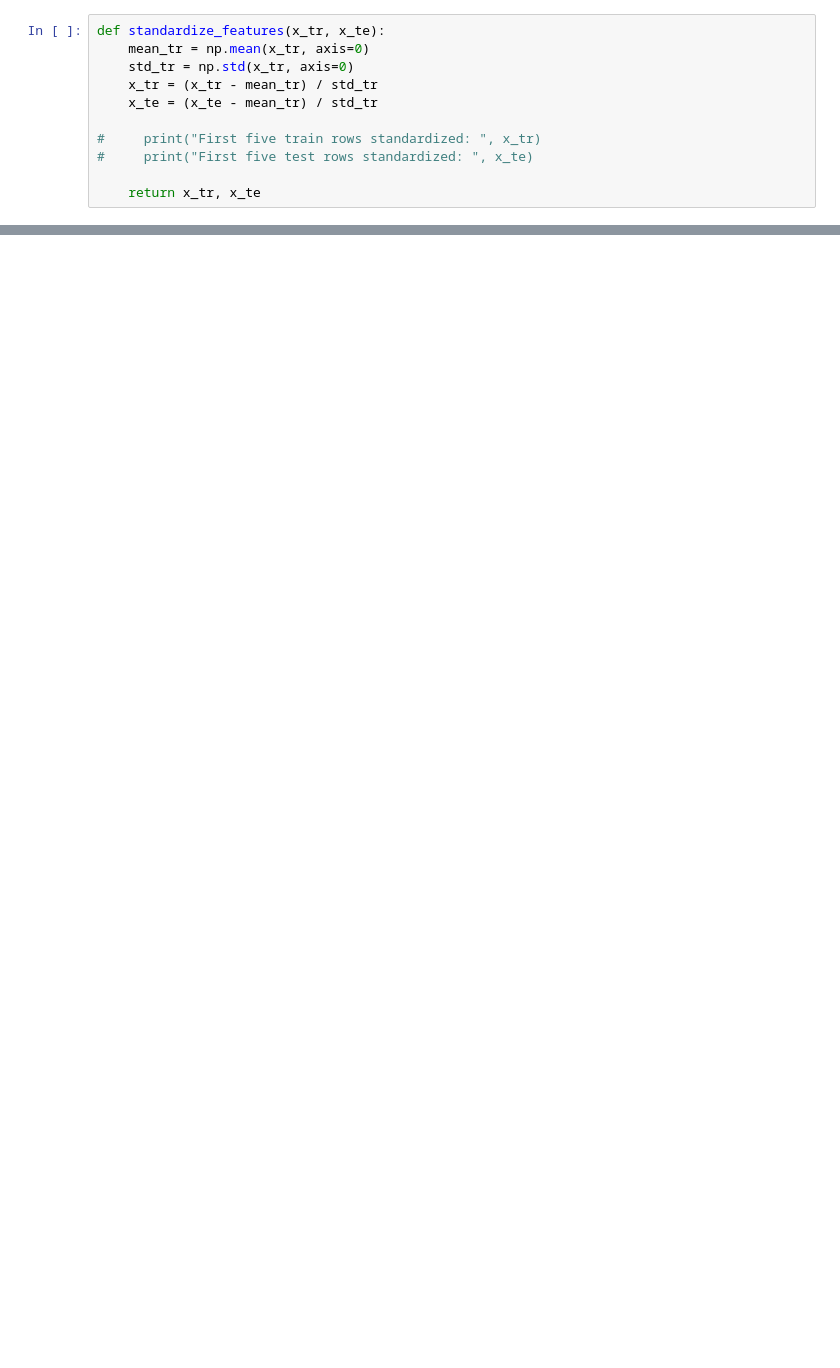
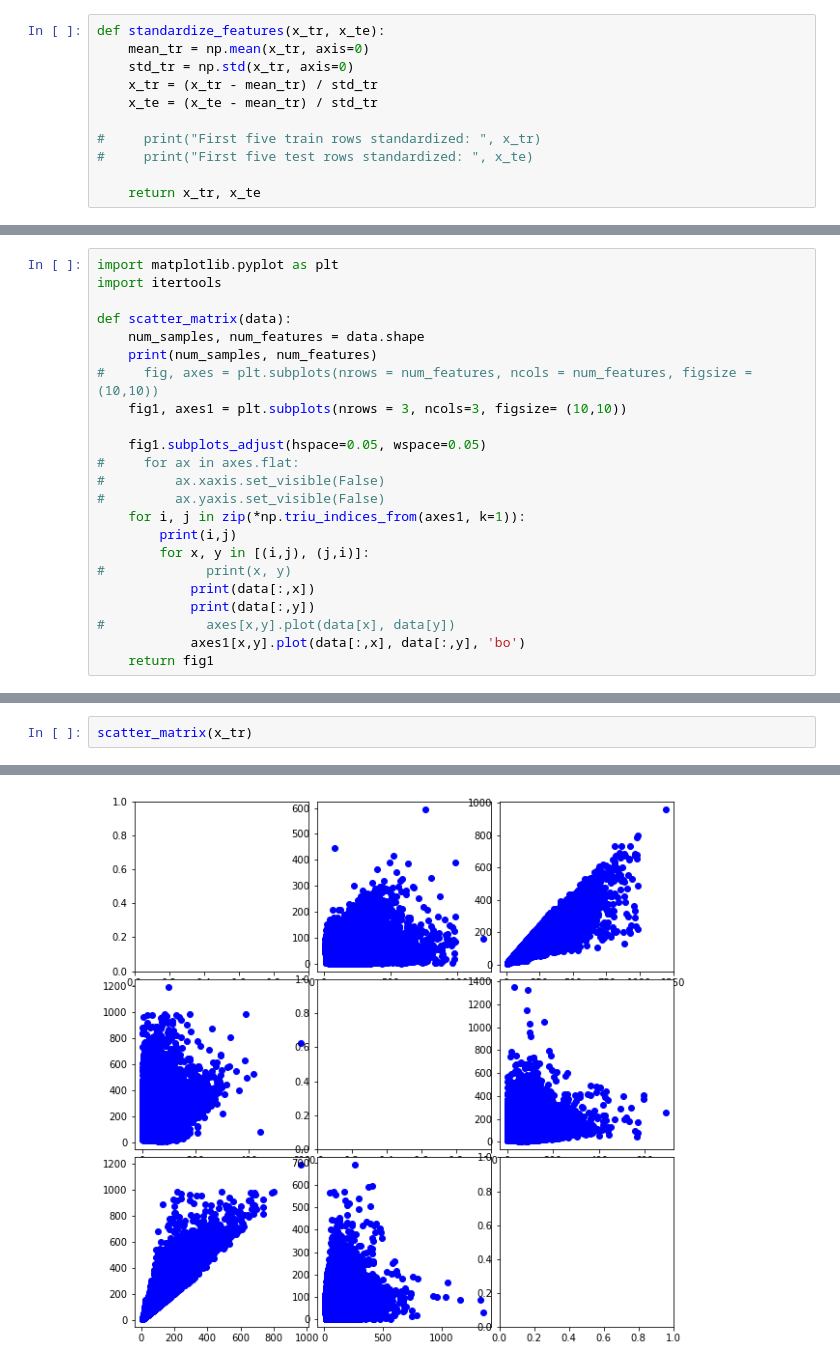
Before and after one commit to justcho5/ml_projects, a Jupyter notebook: project1/scripts/preprocessing.ipynb, the cells around one changed output, grey strips where cells are left out. Saved outputs shown, nothing was run; the diff lists cells and outputs as text; blank space fills up the shorter version.

```diff
--- a/project1/scripts/preprocessing.ipynb
+++ b/project1/scripts/preprocessing.ipynb
@@ -117,0 +64,23 @@ First five train rows before:
+# %%
+import matplotlib.pyplot as plt
+import itertools
+
+def scatter_matrix(data):
+    num_samples, num_features = data.shape
+    print(num_samples, num_features)
+#     fig, axes = plt.subplots(nrows = num_features, ncols = num_features, figsize = (10,10))
+    fig1, axes1 = plt.subplots(nrows = 3, ncols=3, figsize= (10,10))
+
+    fig1.subplots_adjust(hspace=0.05, wspace=0.05)
+#     for ax in axes.flat:
+#         ax.xaxis.set_visible(False)
+#         ax.yaxis.set_visible(False)
+    for i, j in zip(*np.triu_indices_from(axes1, k=1)):
+        print(i,j)
+        for x, y in [(i,j), (j,i)]:
+#             print(x, y)
+            print(data[:,x])
+            print(data[:,y])
+#             axes[x,y].plot(data[x], data[y])
+            axes1[x,y].plot(data[:,x], data[:,y], 'bo')
+    return fig1
@@ -117,0 +100,3 @@ First five train rows before:
+# %%
+scatter_matrix(x_tr)
+# %% [output]
@@ -117,0 +119 @@ First five train rows before:
+[figure, added]
```
Also changed, not shown: parts of 24 cells of this notebook, 2 other files.
